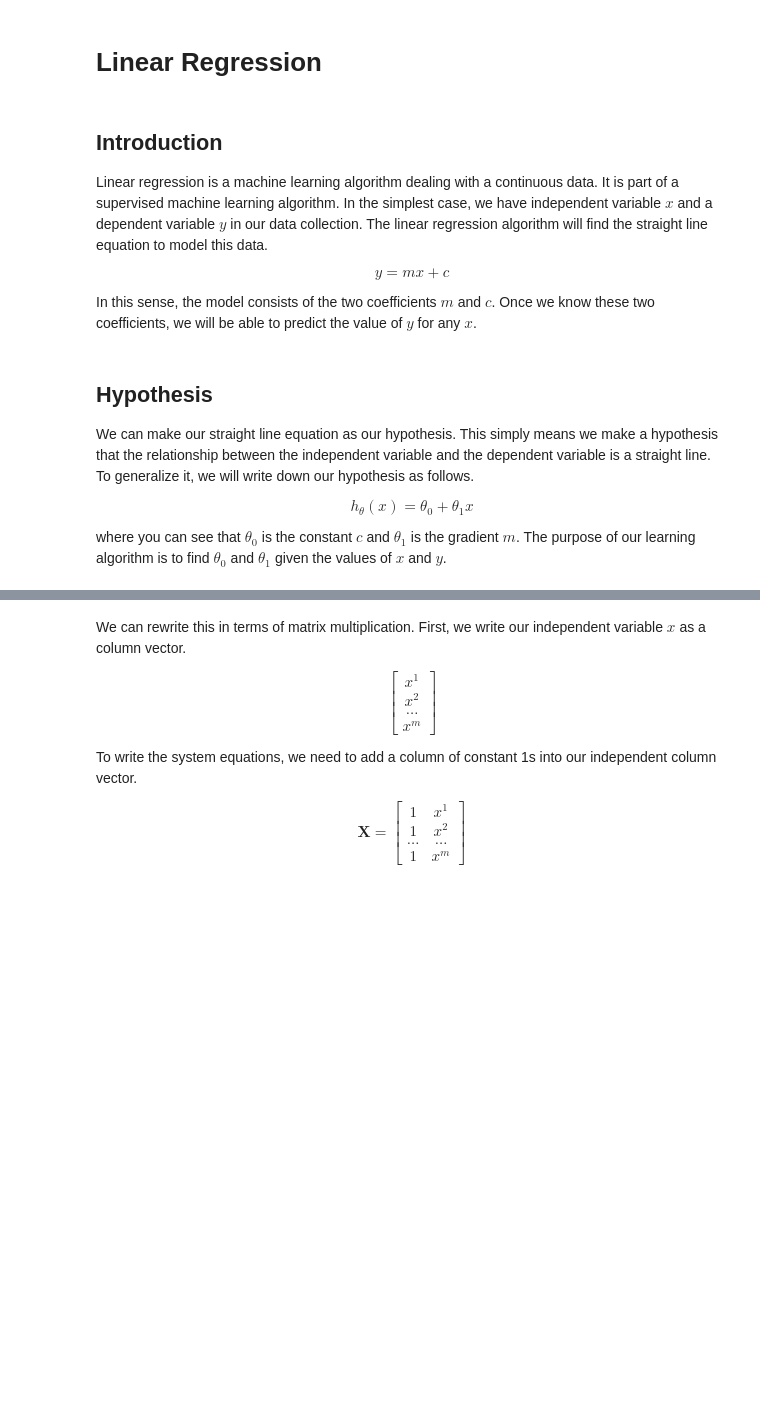
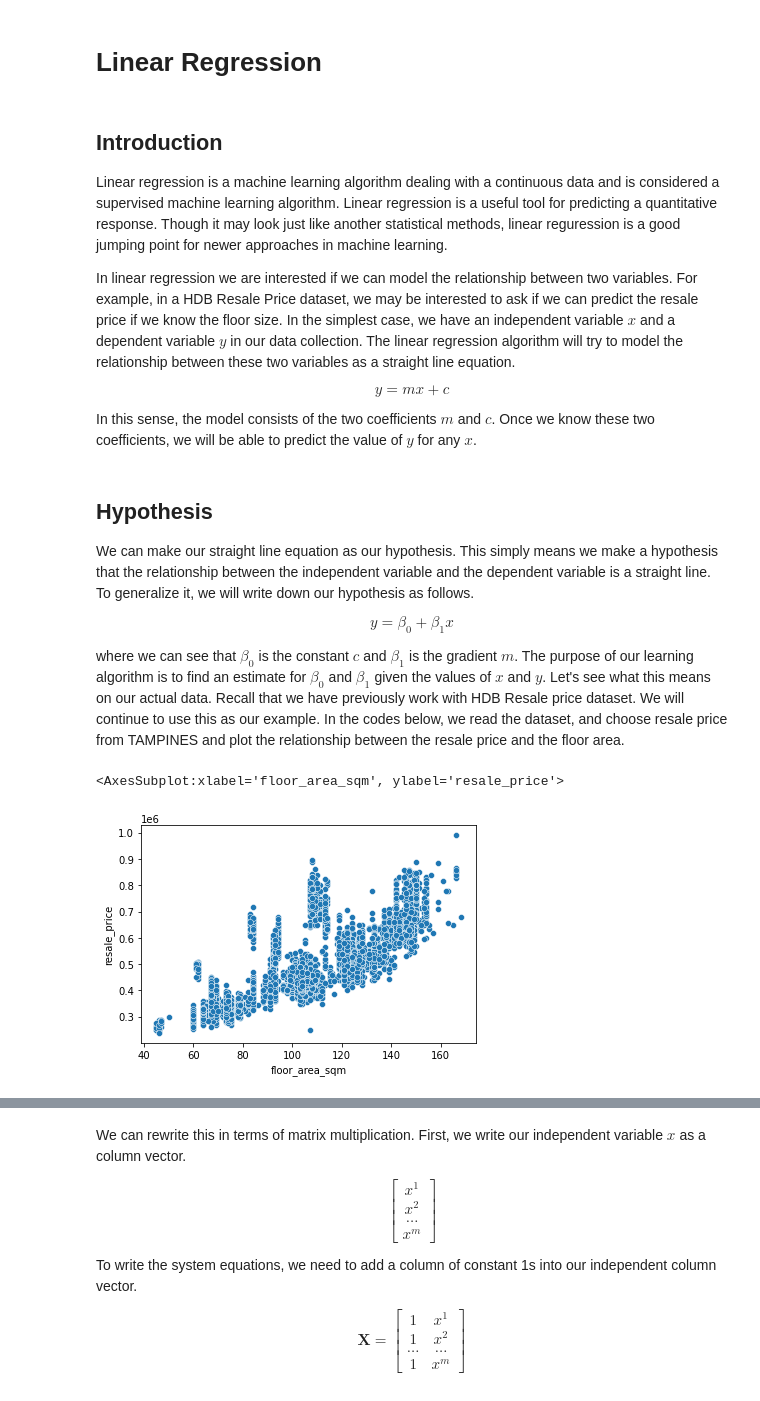
Before and after one commit to Data-Driven-World/d2w_ml_notes, a Jupyter notebook: LinearRegression.ipynb, the cells around one changed output, grey strips where cells are left out. Cells and saved outputs as stored; diff of their text form; code cells hidden in the pictures; blank space fills up the shorter version.

```diff
--- a/LinearRegression.ipynb
+++ b/LinearRegression.ipynb
@@ -3,7 +3,10 @@
 # %% [markdown]
 ## Introduction
 
-Linear regression is a machine learning algorithm dealing with a continuous data. It is part of a supervised machine learning algorithm. In the simplest case, we have independent variable $x$ and a dependent variable $y$ in our data collection. The linear regression algorithm will find the straight line equation to model this data.
+Linear regression is a machine learning algorithm dealing with a continuous data and is considered a supervised machine learning algorithm. Linear regression is a useful tool for predicting a quantitative response. Though it may look just like another statistical methods, linear reguression is a good jumping point for newer approaches in machine learning.
+
+
+In linear regression we are interested if we can model the relationship between two variables. For example, in a HDB Resale Price dataset, we may be interested to ask if we can predict the resale price if we know the floor size. In the simplest case, we have an independent variable $x$ and a dependent variable $y$ in our data collection. The linear regression algorithm will try to model the relationship between these two variables as a straight line equation.
 
 $$ y = m x + c$$
 
@@ -13,6 +16,6 @@ In this sense, the model consists of the two coefficients $m$ and $c$. Once we k
 
 We can make our straight line equation as our hypothesis. This simply means we make a hypothesis that the relationship between the independent variable and the dependent variable is a straight line. To generalize it, we will write down our hypothesis as follows.
 
-$$h_\theta(x) = \theta_0 + \theta_1 x$$
+$$y = \beta_0 + \beta_1 x$$
 
-where you can see that $\theta_0$ is the constant $c$ and $\theta_1$ is the gradient $m$. The purpose of our learning algorithm is to find $\theta_0$ and $\theta_1$ given the values of $x$ and $y$.
+where we can see that $\beta_0$ is the constant $c$ and $\beta_1$ is the gradient $m$. The purpose of our learning algorithm is to find an estimate for $\beta_0$ and $\beta_1$ given the values of $x$ and $y$. Let's see what this means on our actual data. Recall that we have previously work with HDB Resale price dataset. We will continue to use this as our example. In the codes below, we read the dataset, and choose resale price from TAMPINES and plot the relationship between the resale price and the floor area.
@@ -18,0 +27,8 @@ where you can see that $\theta_0$ is the constant $c$ and $\theta_1$ is the grad
+# %%
+file_url = 'https://www.dropbox.com/s/jz8ck0obu9u1rng/resale-flat-prices-based-on-registration-date-from-jan-2017-onwards.csv?raw=1'
+df = pd.read_csv(file_url)
+df_tampines = df.loc[df['town'] == 'TAMPINES',:]
+sns.scatterplot(y='resale_price', x='floor_area_sqm', data=df_tampines)
+# %% [output]
+<AxesSubplot:xlabel='floor_area_sqm', ylabel='resale_price'>
+[figure, added]
```
Also changed, not shown: parts of 22 cells of this notebook, 1 other file.
